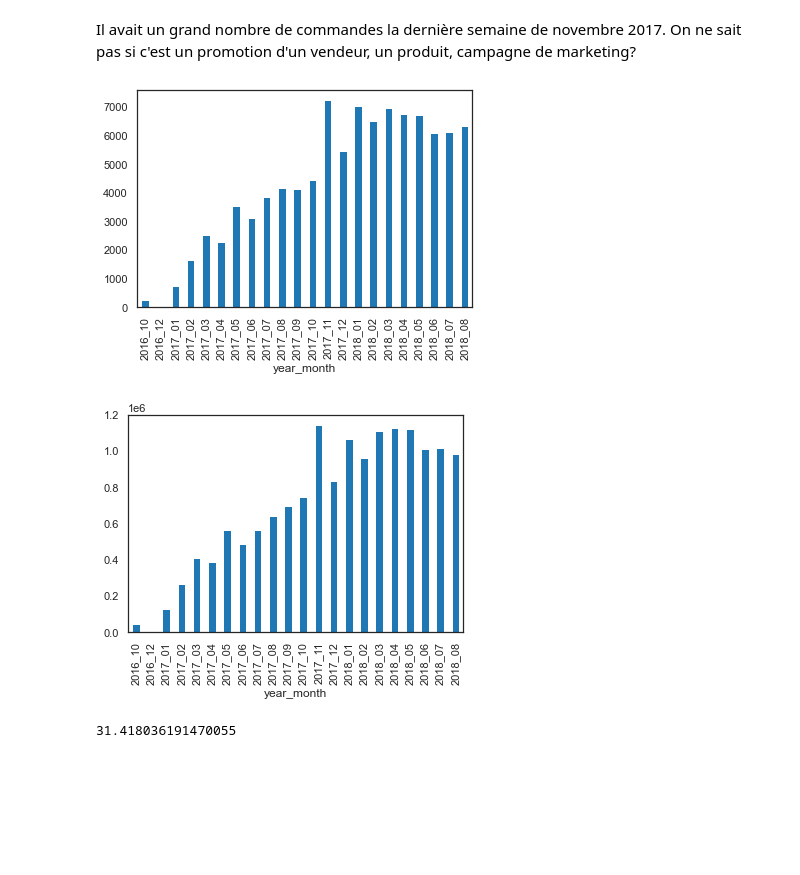
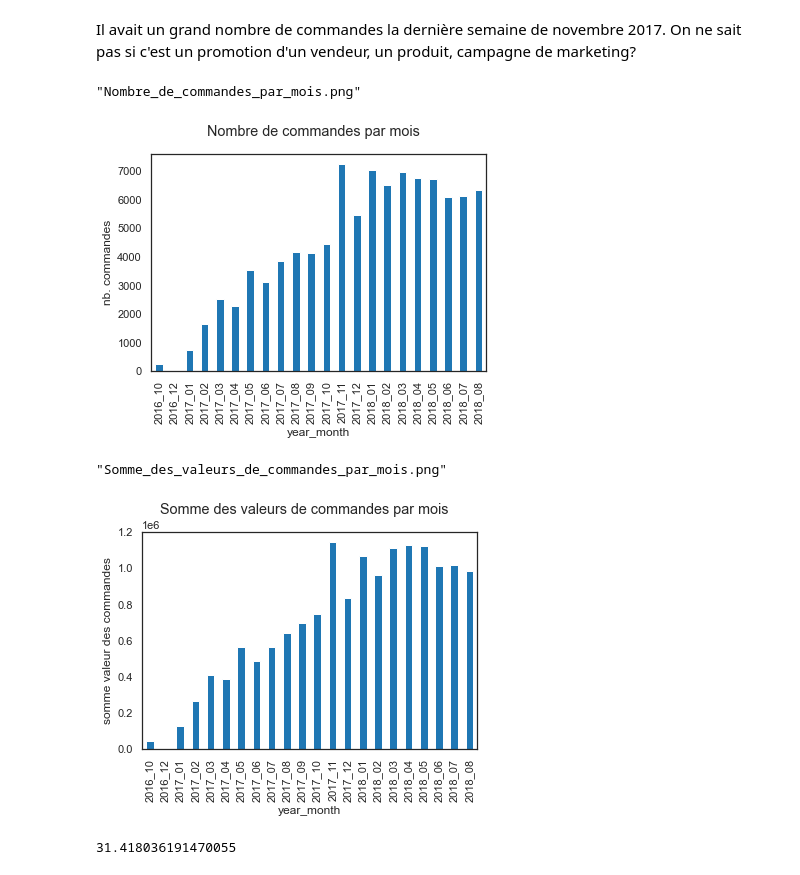
Before and after one commit to mrcreasey/oc-ds-p5-unsupervised-clustering, a Jupyter notebook: P5_01_analyse.ipynb, the cells around one changed output. Cells and saved outputs as stored; diff of their text form; code cells hidden in the pictures; blank space fills up the shorter version.

```diff
--- a/P5_01_analyse.ipynb
+++ b/P5_01_analyse.ipynb
@@ -1718,14 +1739,20 @@ Il avait un grand nombre de commandes la dernière semaine de novembre 2017. On
 commande_items = commande_items.pipe(create_temporal_fields)
 # %%
 commandes.groupby(['year_month'])['order_id'].count().plot(kind='bar')
-plt.show()
+plt.ylabel('nb. commandes')
+plt.suptitle('Nombre de commandes par mois')
+to_png()
 # %% [output]
+"Nombre_de_commandes_par_mois.png"
-[figure, old version]
+[figure, new version]
 # %%
 commandes.groupby(['year_month'])['payment_value'].sum().plot(kind='bar')
-plt.show()
+plt.ylabel('somme valeur des commandes')
+plt.suptitle('Somme des valeurs de commandes par mois')
+to_png()
 # %% [output]
+"Somme_des_valeurs_de_commandes_par_mois.png"
-[figure, old version]
+[figure, new version]
 # %%
 valeurs_par_mois = (commandes.groupby(['year_month', 'payment_type'])
                     .agg({'voucher': 'sum', 'payment_value': 'sum'}).reset_index())
```
Also changed, not shown: parts of 54 cells of this notebook, 1 other file.
